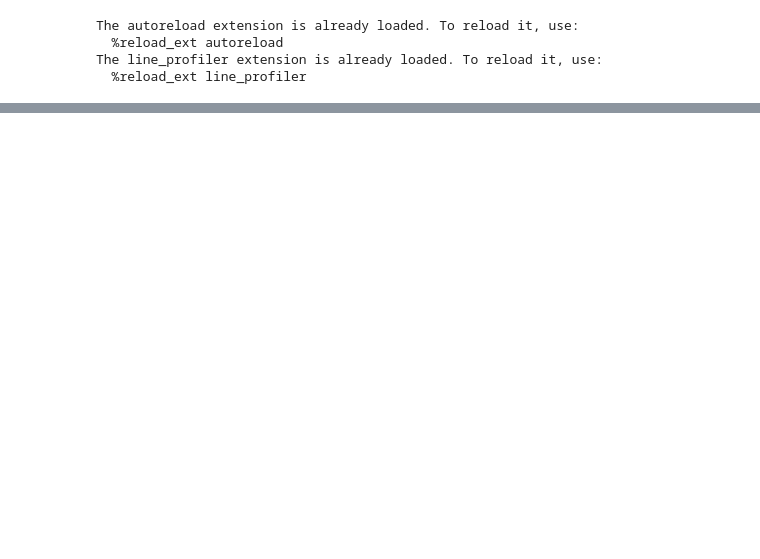
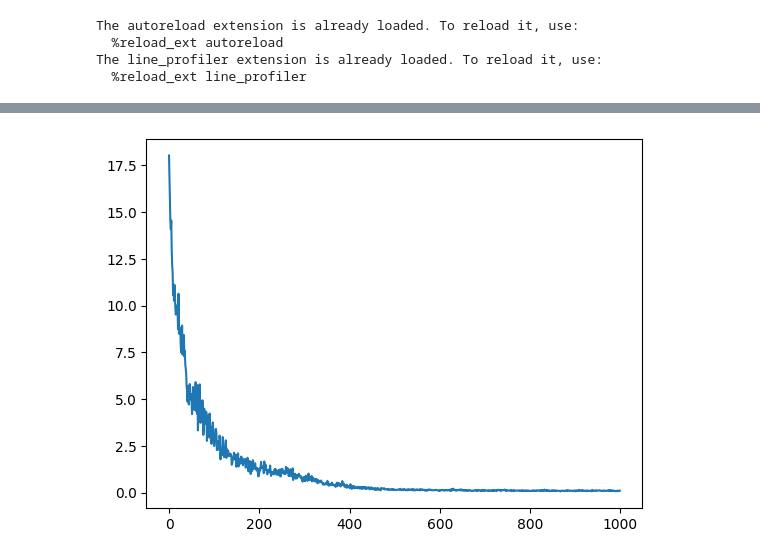
Before and after one commit to ZekaiWang04/cs285_proj, a Jupyter notebook: notebooks/learning_dynamics.ipynb, the cells around one changed output, grey strips where cells are left out. Cells and saved outputs as stored; diff of their text form; code cells hidden in the pictures; blank space fills up the shorter version.

Commit message:
fixed script, run expr 1

```diff
--- a/notebooks/learning_dynamics.ipynb
+++ b/notebooks/learning_dynamics.ipynb
@@ -43,7 +43,7 @@ env = PendulumEnv(
 ac_dim = env.action_space.shape[0]
 ob_dim = env.observation_space.shape[0]
 replay_buffer = ReplayBufferTrajectories(seed=42)
-trajs, _ = sample_n_trajectories(env, RandomPolicy(env=env), ntraj=100, max_length=200, key=key)
+trajs, _ = sample_n_trajectories(env, RandomPolicy(env=env), ntraj=1000, max_length=200, key=key)
 replay_buffer.add_rollouts(trajs)
 # %%
 _neural_odes = {
@@ -92,7 +92,7 @@ def train(neural_ode_name, neural_ode_kwargs, optimizer_name, optimizer_kwargs,
     for step in trange(train_config["steps"]):
         obs, acs, times = get_data()
         loss, grad = get_loss_grad(neural_ode, obs, acs, times)
-        updates, opt_state = optim.update(grad, opt_state, neural_ode)
+        updates, opt_state = optimizer.update(grad, opt_state, neural_ode)
         neural_ode = eqx.apply_updates(neural_ode, updates)
         losses.append(loss.item())
 
@@ -101,25 +101,27 @@ def train(neural_ode_name, neural_ode_kwargs, optimizer_name, optimizer_kwargs,
 # %%
 neural_ode_name = "vanilla"
 neural_ode_kwargs = {
     "ode_dt0": 0.005,
     "mlp_dynamics_setup": {
         "hidden_size":128,
         "num_layers":4,
         "activation":"tanh",
         "output_activation":"identity"
     },
     "ac_dim": ac_dim,
     "ob_dim": ob_dim,
     "key": key
 }
 optimizer_name = "adamw"
 optimizer_kwargs = {"learning_rate": 1e-3}
 training_config = {
     "batch_size": 64,
     "steps": 1000,
     "ep_len": 20,
     "stride": 1,
     "discount": 1.0,
 }
 neural_ode, losses = train(neural_ode_name, neural_ode_kwargs, optimizer_name, optimizer_kwargs, training_config, replay_buffer)
-save_leaves(nueral_ode, "neural_ode_expr_1")
+save_leaves(neural_ode, "neural_ode_expr_1")
+# %% [output]
+[figure, added]
```
Also changed, not shown: parts of 3 cells of this notebook, 3 other files.
